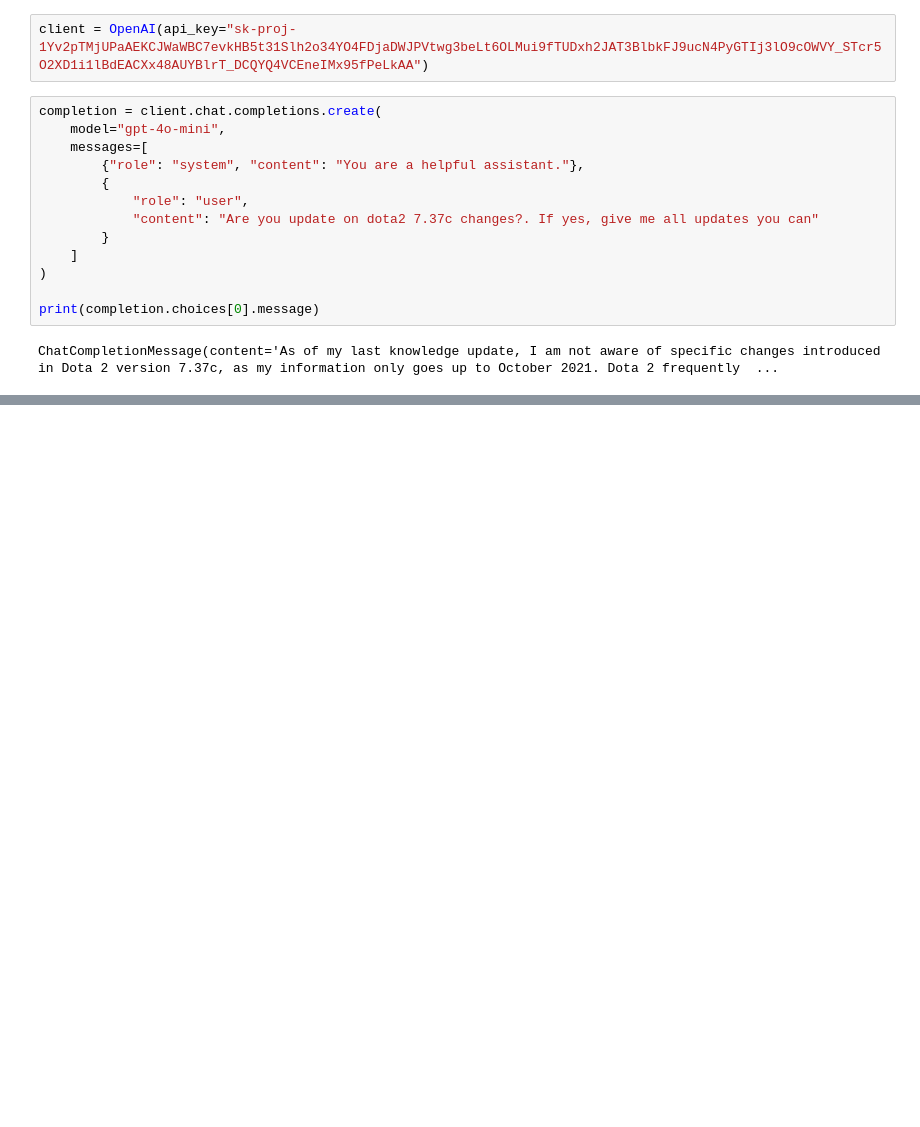
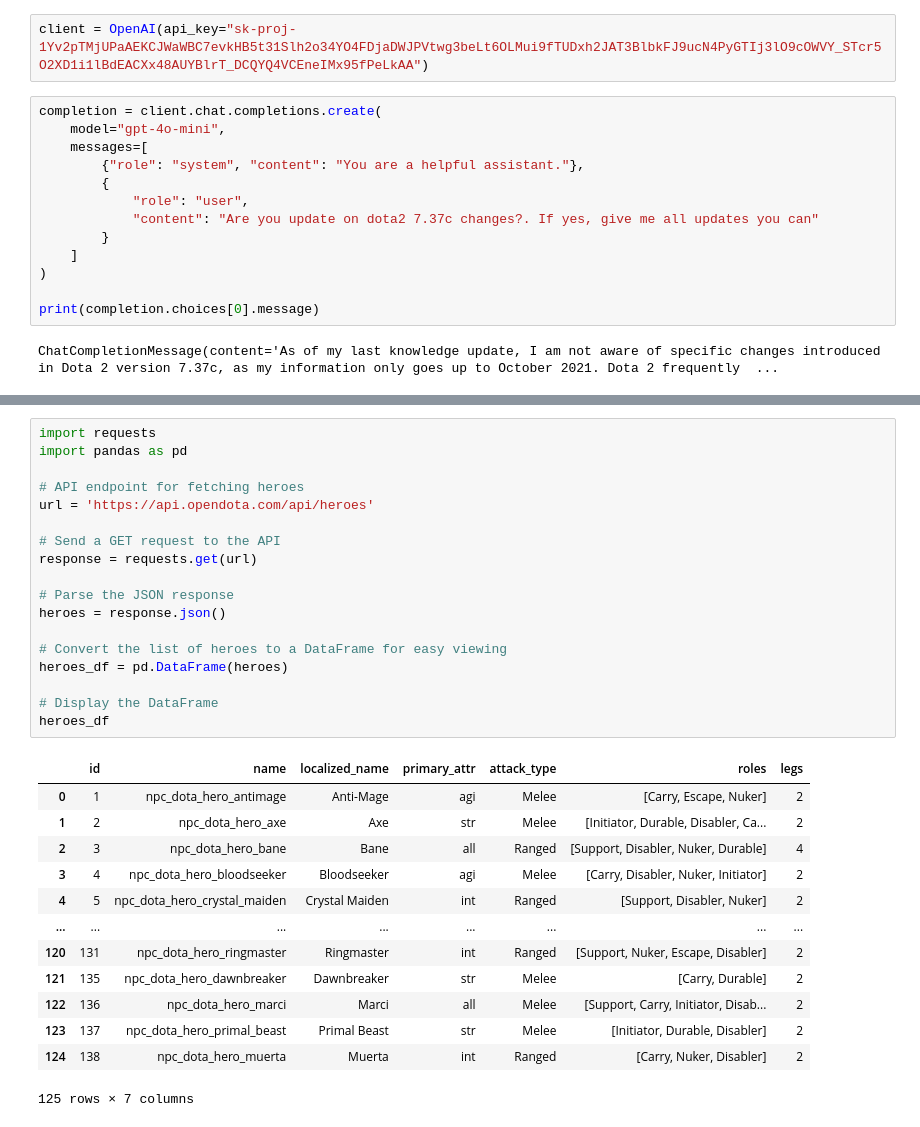
Before and after one commit to djbacad/rag-dota2-patch-notes-assistant, a Jupyter notebook: openai.ipynb, the cells around one changed output, grey strips where cells are left out. Cells and saved outputs as stored; diff of their text form; blank space fills up the shorter version.

```diff
--- a/openai.ipynb
+++ b/openai.ipynb
@@ -29,0 +160,32 @@ PyTorch is using GPU: NVIDIA GeForce RTX 4070 Laptop GPU
+# %%
+import requests
+import pandas as pd
+
+# API endpoint for fetching heroes
+url = 'https://api.opendota.com/api/heroes'
+
+# Send a GET request to the API
+response = requests.get(url)
+
+# Parse the JSON response
+heroes = response.json()
+
+# Convert the list of heroes to a DataFrame for easy viewing
+heroes_df = pd.DataFrame(heroes)
+
+# Display the DataFrame
+heroes_df
+# %% [output]
+|  | id | name | localized_name | primary_attr | attack_type | roles | legs |
+| 0 | 1 | npc_dota_hero_antimage | Anti-Mage | agi | Melee | [Carry, Escape, Nuker] | 2 |
+| 1 | 2 | npc_dota_hero_axe | Axe | str | Melee | [Initiator, Durable, Disabler, Ca... | 2 |
+| 2 | 3 | npc_dota_hero_bane | Bane | all | Ranged | [Support, Disabler, Nuker, Durable] | 4 |
+| 3 | 4 | npc_dota_hero_bloodseeker | Bloodseeker | agi | Melee | [Carry, Disabler, Nuker, Initiator] | 2 |
+| 4 | 5 | npc_dota_hero_crystal_maiden | Crystal Maiden | int | Ranged | [Support, Disabler, Nuker] | 2 |
+| ... | ... | ... | ... | ... | ... | ... | ... |
+| 120 | 131 | npc_dota_hero_ringmaster | Ringmaster | int | Ranged | [Support, Nuker, Escape, Disabler] | 2 |
+| 121 | 135 | npc_dota_hero_dawnbreaker | Dawnbreaker | str | Melee | [Carry, Durable] | 2 |
+| 122 | 136 | npc_dota_hero_marci | Marci | all | Melee | [Support, Carry, Initiator, Disab... | 2 |
+| 123 | 137 | npc_dota_hero_primal_beast | Primal Beast | str | Melee | [Initiator, Durable, Disabler] | 2 |
+| 124 | 138 | npc_dota_hero_muerta | Muerta | int | Ranged | [Carry, Nuker, Disabler] | 2 |
+125 rows × 7 columns
```
Also changed, not shown: parts of 16 cells of this notebook.
